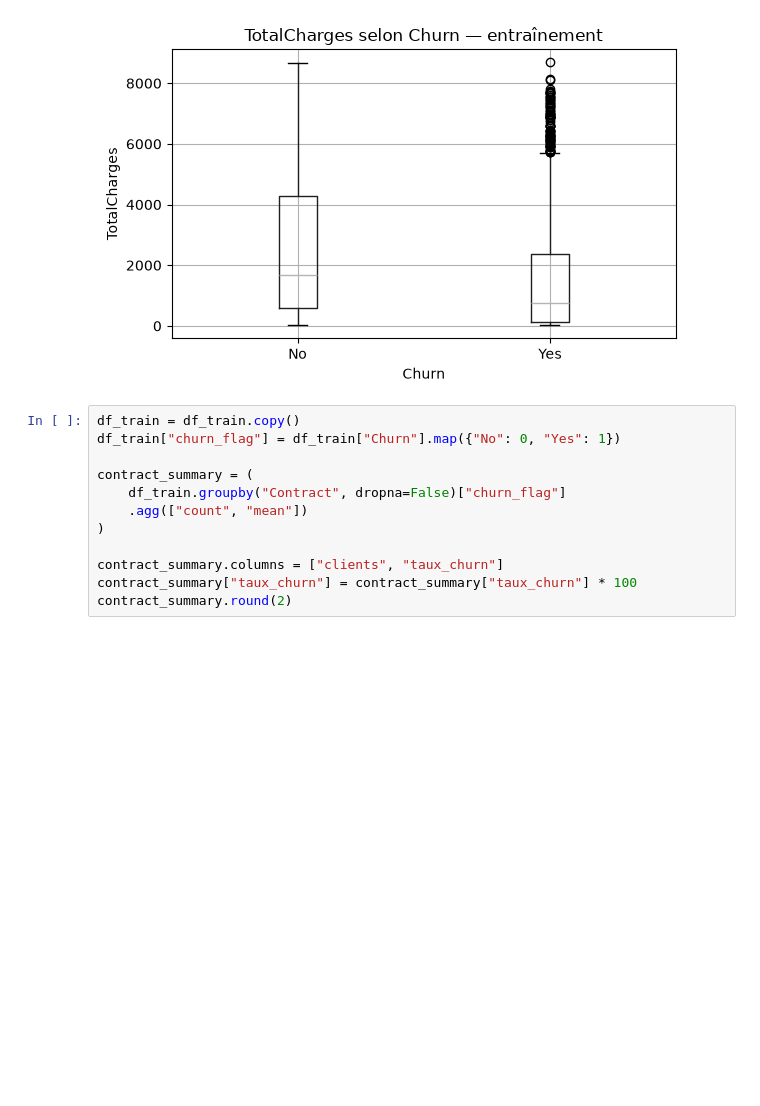
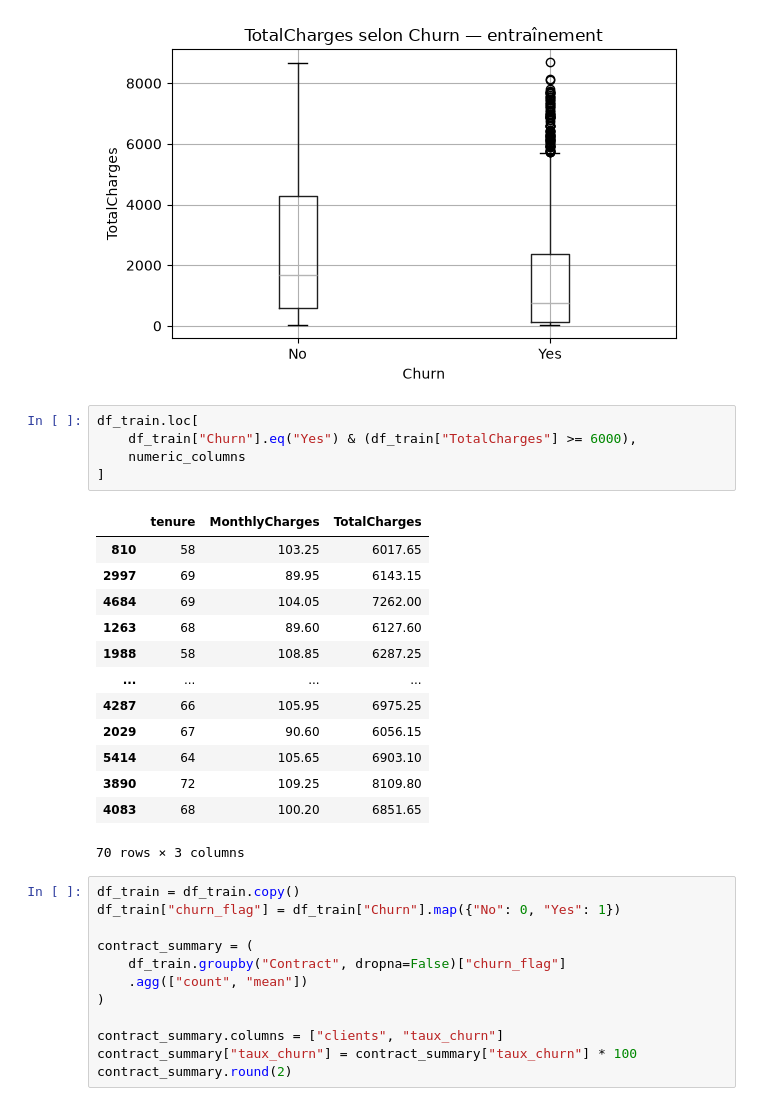
Before and after one commit to yahia-khroufi/Customer-Churn-Prediction, a Jupyter notebook: notebooks/exploration.ipynb, the cells around one changed output. Cells and saved outputs as stored; diff of their text form; blank space fills up the shorter version.

```diff
--- a/notebooks/exploration.ipynb
+++ b/notebooks/exploration.ipynb
@@ -259,6 +299,25 @@ for column in numeric_columns:
 [figure]
 [figure]
 [figure]
+# %%
+df_train.loc[
+    df_train["Churn"].eq("Yes") & (df_train["TotalCharges"] >= 6000),
+    numeric_columns
+]
+# %% [output]
+|  | tenure | MonthlyCharges | TotalCharges |
+| 810 | 58 | 103.25 | 6017.65 |
+| 2997 | 69 | 89.95 | 6143.15 |
+| 4684 | 69 | 104.05 | 7262.00 |
+| 1263 | 68 | 89.60 | 6127.60 |
+| 1988 | 58 | 108.85 | 6287.25 |
+| ... | ... | ... | ... |
+| 4287 | 66 | 105.95 | 6975.25 |
+| 2029 | 67 | 90.60 | 6056.15 |
+| 5414 | 64 | 105.65 | 6903.10 |
+| 3890 | 72 | 109.25 | 8109.80 |
+| 4083 | 68 | 100.20 | 6851.65 |
+70 rows × 3 columns
 # %%
 df_train = df_train.copy()
 df_train["churn_flag"] = df_train["Churn"].map({"No": 0, "Yes": 1})
```
Also changed, not shown: parts of 13 cells of this notebook, 2 other files.
